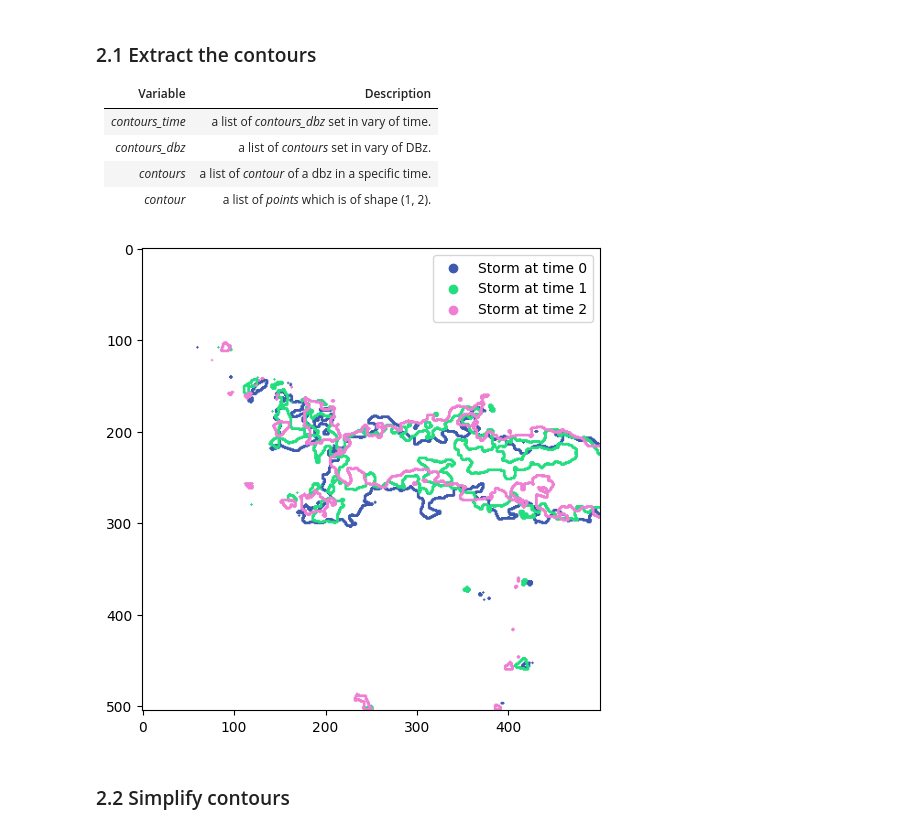
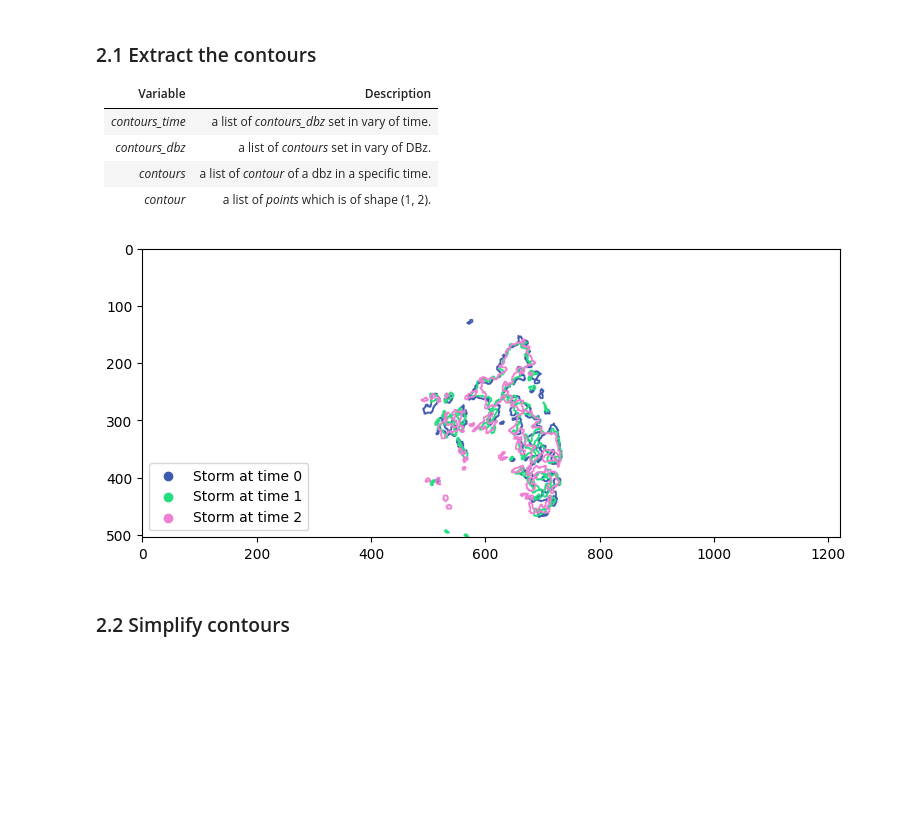
Before and after one commit to quochieu586/Thunderstorm-Nowcasting-Geometry-Topology-Approach, a Jupyter notebook: motion_estimation.ipynb, the cells around one changed output. Drawn from its saved outputs; the diff is of its cells as text; code cells hidden in the pictures; blank space fills up the shorter version.

```diff
--- a/motion_estimation.ipynb
+++ b/motion_estimation.ipynb
@@ -13,12 +16,15 @@ import numpy as np
 # %%
 img_paths = [
-    'data/image_old/malaysia_20241128-050508.png',
-    'data/image_old/malaysia_20241128-052509.png',
-    'data/image_old/malaysia_20241128-054509.png',
-    'data/image_old/malaysia_20241128-060509.png',
-    'data/image_old/malaysia_20241128-062510.png',
-    'data/image_old/malaysia_20241128-065657.png',
-    'data/image_old/malaysia_20241128-071658.png',
+    'data/image_old/dominica_1.png',
+    'data/image_old/dominica_2.png',
+    'data/image_old/dominica_3.png',
+    # 'data/image_old/malaysia_20241128-050508.png',
+    # 'data/image_old/malaysia_20241128-052509.png',
+    # 'data/image_old/malaysia_20241128-054509.png',
+    # 'data/image_old/malaysia_20241128-060509.png',
+    # 'data/image_old/malaysia_20241128-062510.png',
+    # 'data/image_old/malaysia_20241128-065657.png',
+    # 'data/image_old/malaysia_20241128-071658.png',
 ]
 color_path = 'data/legend/color_dbz.json'
 
@@ -50,30 +56,34 @@ plt.show()
 | *contours* | a list of *contour* of a dbz in a specific time. |
 | *contour* | a list of *points* which is of shape (1, 2). |
 # %%
-contours_time = [extract_contour_by_dbz(img, thresholds=[35], sorted_color=sorted_color)[1] for img in src_images]
+# contours_time = [extract_contour_by_dbz(img, thresholds=[35], sorted_color=sorted_color)[1] for img in src_images]
+contours_time = [
+    extract_contour_by_dbz(img, thresholds=[35], sorted_color=sorted_color,
+            subcells_check=True, distance_dbz_threshold=10)[1] for img in src_images
+]
 num_of_contours = len(contours_time)
 
 # Plot contours
-plt.figure(figsize=(6, 6))
+plt.figure(figsize=(9, 9))
 
 blank_img = np.ones_like(src_images[0], dtype=np.uint8) * 255
 np.random.seed(2025)
 color_set = np.random.randint(0, 256, size=(num_of_contours, 3), dtype=np.uint8)
 
 for i, (contours_dbz, color) in enumerate(zip(contours_time, color_set)):
     color = tuple(int(c) for c in color)
     scaled_color = tuple(c / 255.0 for c in color)
 
     cv2.drawContours(blank_img, contours=contours_dbz[0], contourIdx=-1, thickness=2, color=color)
     plt.scatter([], [], c=[scaled_color], label=f"Storm at time {i}")
     if i >= 2:
         break
 
-plt.imshow(blank_img[:, 400:900])
-plt.legend()
+plt.imshow(blank_img)
+plt.legend(loc="lower left")
 plt.show()
 # %% [output]
-[figure, old version]
+[figure, new version]
 # %% [markdown]
 ### 2.2 Simplify contours
 # %%
```
Also changed, not shown: parts of 16 cells of this notebook, 7 other files.
